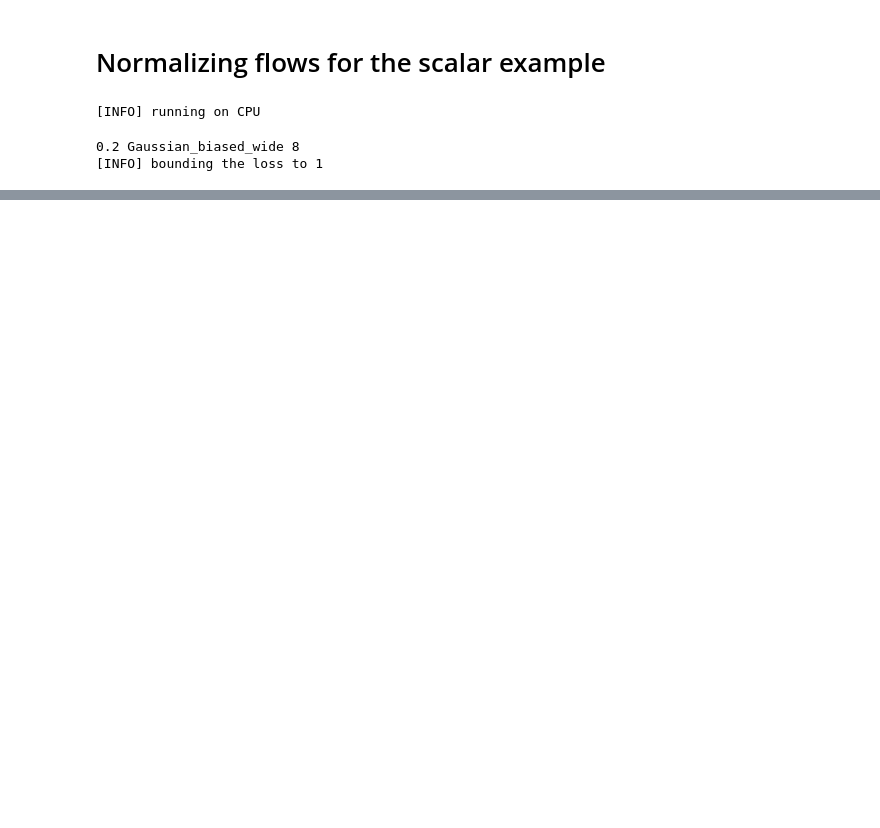
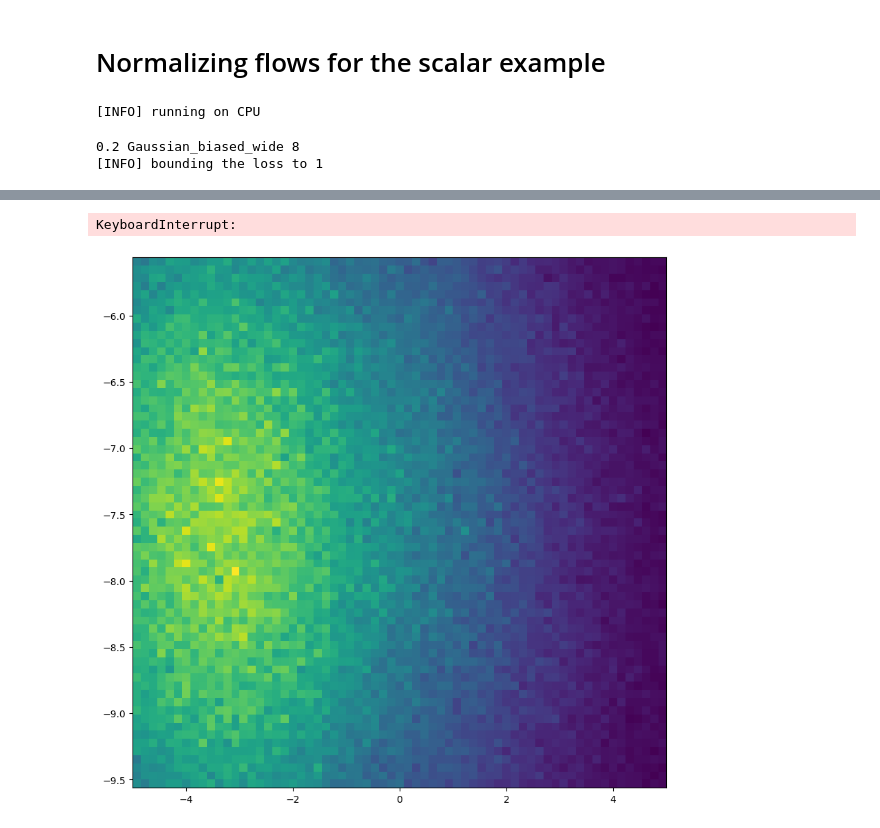
Before and after one commit to MahrokhGB/PAC-SNOC-dev, a Jupyter notebook: experiments/scalar/run_norm_flows.ipynb, the cells around one changed output, grey strips where cells are left out. Cells and saved outputs as stored; diff of their text form; code cells hidden in the pictures; blank space fills up the shorter version.

```diff
--- a/experiments/scalar/run_norm_flows.ipynb
+++ b/experiments/scalar/run_norm_flows.ipynb
@@ -94,8 +139,22 @@ device = torch.device('cuda' if torch.cuda.is_available() and enable_cuda else '
 flows = []
 for i in range(K):
     flows += [nf.flows.Planar((2,))]
-target = nf.distributions.TwoModes(2, 0.1)
 
+# base distribution same as the prior
 q0 = nf.distributions.DiagGaussian(2)
+state_dict = q0.state_dict()
+state_dict['loc'] = torch.tensor(
+    [prior_dict['weight_loc'], prior_dict['bias_loc']]
+).reshape(1, -1)
+state_dict['log_scale'] = torch.log(torch.tensor(
+    [prior_dict['weight_scale'], prior_dict['bias_scale']]
+)).reshape(1, -1)
+q0.load_state_dict(state_dict)
+print(q0.state_dict())
+
+# set up normflow
 nfm = nf.NormalizingFlow(q0=q0, flows=flows, p=target)
 nfm.to(device)
+# only used to show vase distribution
+nfm_base = nf.NormalizingFlow(q0=q0, flows=[], p=target)
+nfm_base.to(device)
@@ -171,13 +260,19 @@ for it in tqdm(range(max_iter)):
         z_np = z.to('cpu').data.numpy()
 
         plt.figure(figsize=(10, 10))
-        plt.hist2d(z_np[:, 0].flatten(), z_np[:, 1].flatten(), (grid_size, grid_size), range=[[-3, 3], [-3, 3]])
+        plt.hist2d(
+            z_np[:, 1].flatten(), z_np[:, 0].flatten(),
+            (len(bias_grid), len(theta_grid)),
+            range=[[bias_grid[-1], bias_grid[0]], [theta_grid[-1], theta_grid[0]]]
+        )
         plt.show()
 
 plt.figure(figsize=(10, 10))
 plt.plot(loss_hist, label='loss')
 plt.legend()
 plt.show()
+# %% [output]
+KeyboardInterrupt:
 # %%
 # Plot learned distribution
 z, _ = nfm.sample(num_samples=2 ** 20)
@@ -185,3 +280,13 @@ z_np = z.to('cpu').data.numpy()
 plt.figure(figsize=(10, 10))
 plt.hist2d(z_np[:, 0].flatten(), z_np[:, 1].flatten(), (grid_size, grid_size), range=[[-3, 3], [-3, 3]])
 plt.show()
+# %%
+plt.figure(figsize=(10, 10))
+plt.hist2d(
+    z_np[:, 1].flatten(), z_np[:, 0].flatten(),
+    (len(bias_grid), len(theta_grid)),
+    range=[[bias_grid[-1], bias_grid[0]], [theta_grid[-1], theta_grid[0]]]
+)
+plt.show()
+# %% [output]
+[figure, added]
```
Also changed, not shown: parts of 7 cells of this notebook, 6 other files.
